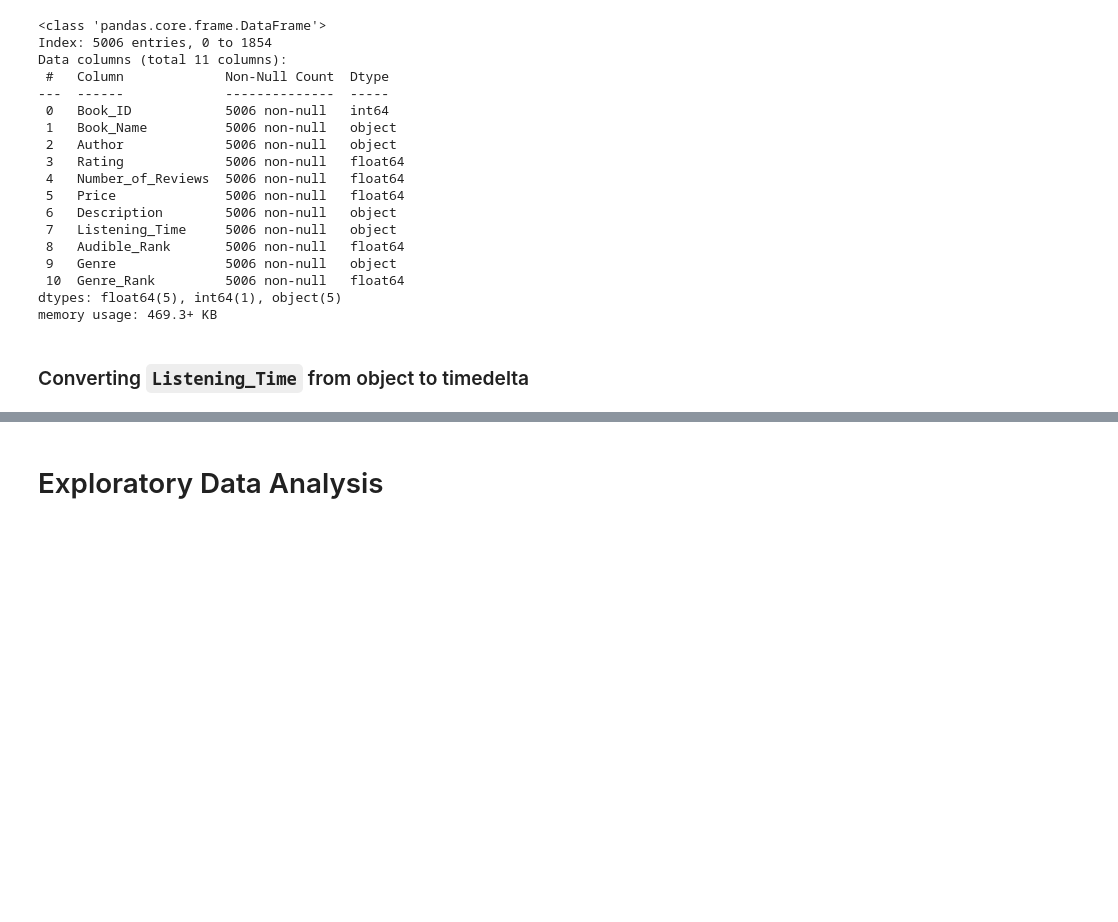
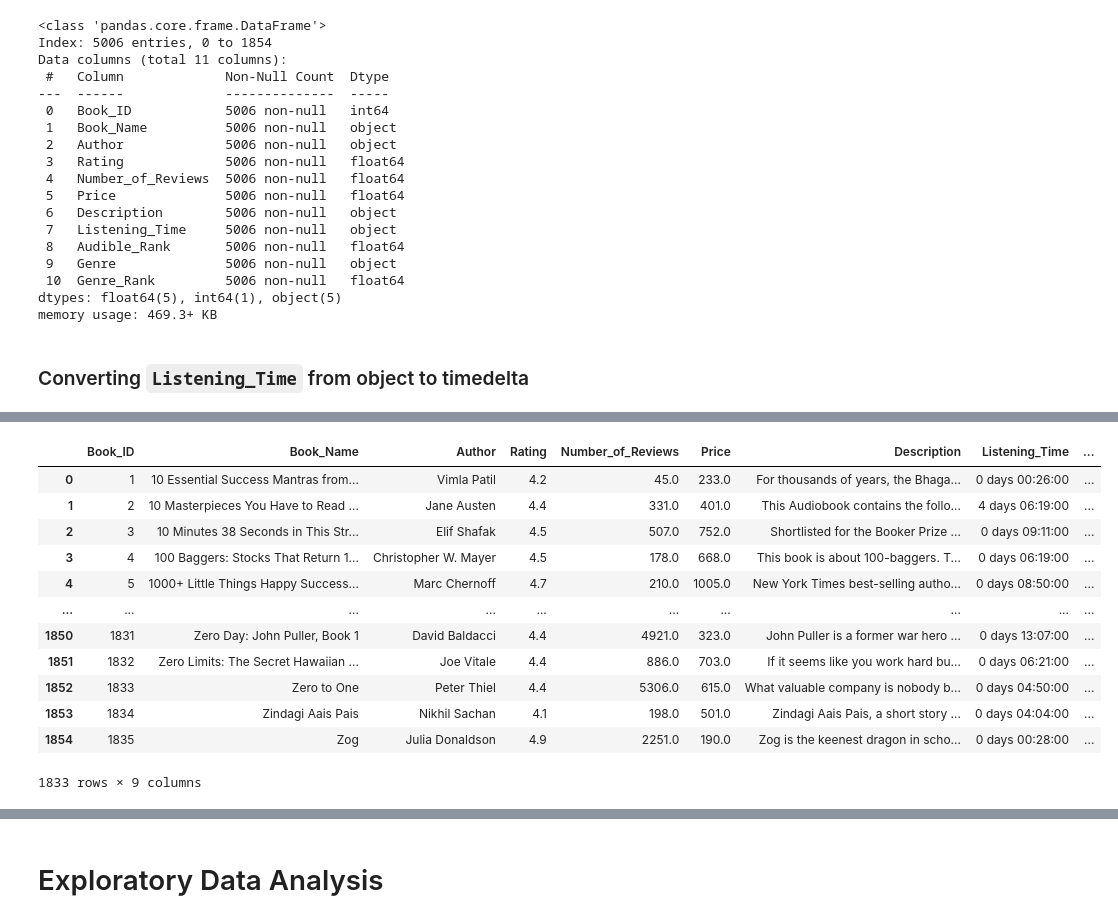
Before and after one commit to JS-Tharun/Intelligent-Book-Recommendations-System, a Jupyter notebook: notebooks/notebook.ipynb, the cells around one changed output, grey strips where cells are left out. Saved outputs shown, nothing was run; the diff lists cells and outputs as text; code cells hidden in the pictures; blank space fills up the shorter version.

```diff
--- a/notebooks/notebook.ipynb
+++ b/notebooks/notebook.ipynb
@@ -420,0 +456,19 @@ df_filled['Listening_Time'] = df_filled['Listening_Time'].apply(lambda x: extrac
+# %%
+df_filled.drop(columns=['Genre', 'Genre_Rank'], inplace=True)
+df_filled.drop_duplicates(inplace=True)
+# %%
+df_filled
+# %% [output]
+|  | Book_ID | Book_Name | Author | Rating | Number_of_Reviews | Price | Description | Listening_Time | ... |
+| 0 | 1 | 10 Essential Success Mantras from... | Vimla Patil | 4.2 | 45.0 | 233.0 | For thousands of years, the Bhaga... | 0 days 00:26:00 | ... |
+| 1 | 2 | 10 Masterpieces You Have to Read ... | Jane Austen | 4.4 | 331.0 | 401.0 | This Audiobook contains the follo... | 4 days 06:19:00 | ... |
+| 2 | 3 | 10 Minutes 38 Seconds in This Str... | Elif Shafak | 4.5 | 507.0 | 752.0 | Shortlisted for the Booker Prize ... | 0 days 09:11:00 | ... |
+| 3 | 4 | 100 Baggers: Stocks That Return 1... | Christopher W. Mayer | 4.5 | 178.0 | 668.0 | This book is about 100-baggers. T... | 0 days 06:19:00 | ... |
+| 4 | 5 | 1000+ Little Things Happy Success... | Marc Chernoff | 4.7 | 210.0 | 1005.0 | New York Times best-selling autho... | 0 days 08:50:00 | ... |
+| ... | ... | ... | ... | ... | ... | ... | ... | ... | ... |
+| 1850 | 1831 | Zero Day: John Puller, Book 1 | David Baldacci | 4.4 | 4921.0 | 323.0 | John Puller is a former war hero ... | 0 days 13:07:00 | ... |
+| 1851 | 1832 | Zero Limits: The Secret Hawaiian ... | Joe Vitale | 4.4 | 886.0 | 703.0 | If it seems like you work hard bu... | 0 days 06:21:00 | ... |
+| 1852 | 1833 | Zero to One | Peter Thiel | 4.4 | 5306.0 | 615.0 | What valuable company is nobody b... | 0 days 04:50:00 | ... |
+| 1853 | 1834 | Zindagi Aais Pais | Nikhil Sachan | 4.1 | 198.0 | 501.0 | Zindagi Aais Pais, a short story ... | 0 days 04:04:00 | ... |
+| 1854 | 1835 | Zog | Julia Donaldson | 4.9 | 2251.0 | 190.0 | Zog is the keenest dragon in scho... | 0 days 00:28:00 | ... |
+1833 rows × 9 columns
```
Also changed, not shown: parts of 9 cells of this notebook.
